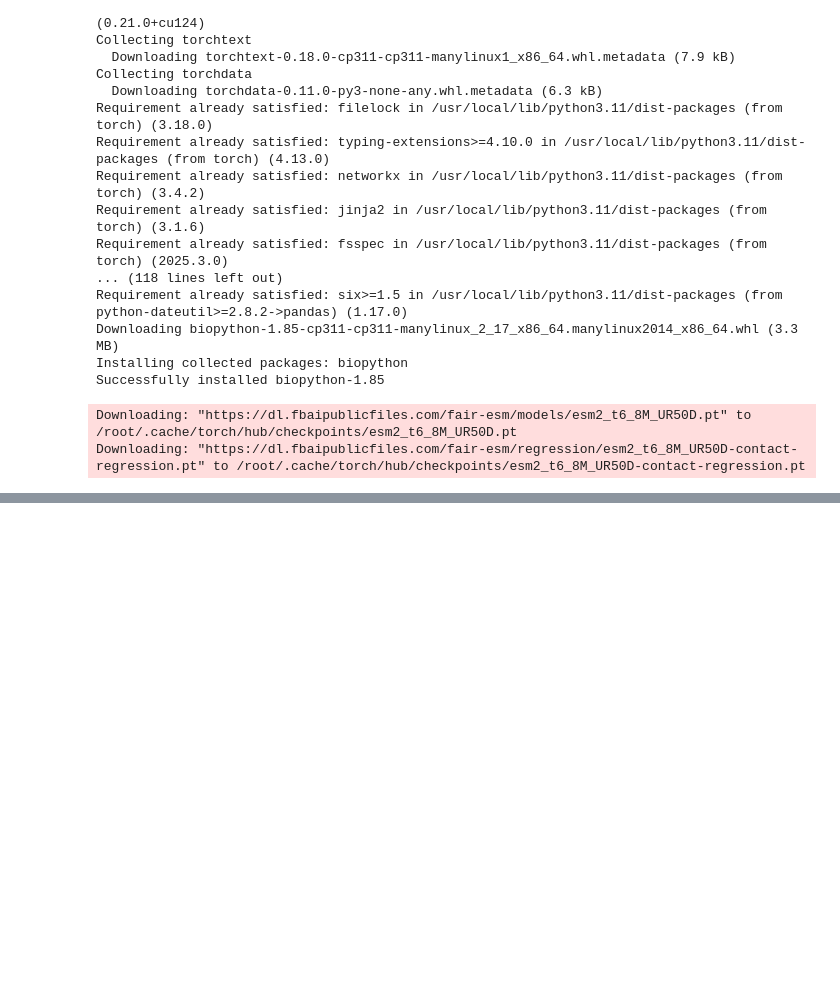
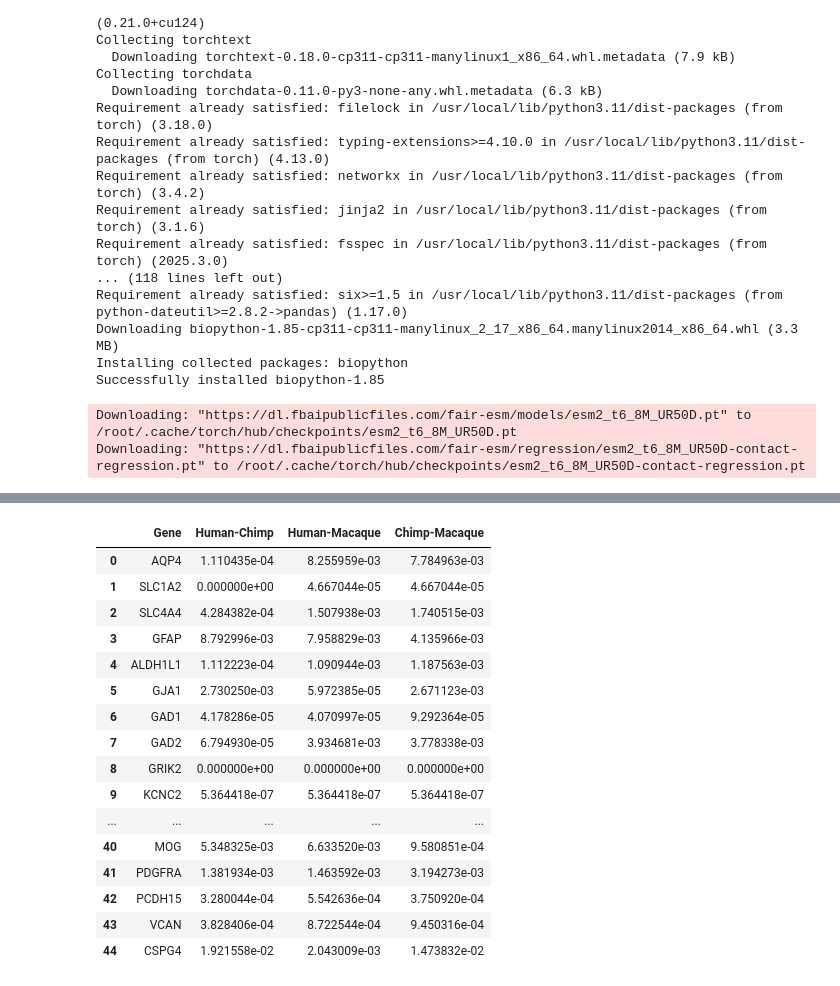
Before and after one commit to dmj6288/ESM_ProteinPred, a Jupyter notebook: ESM1b_StructureComparison.ipynb, the cells around one changed output, grey strips where cells are left out. Drawn from its saved outputs; the diff is of its cells as text; code cells hidden in the pictures; blank space fills up the shorter version.

```diff
--- a/ESM1b_StructureComparison.ipynb
+++ b/ESM1b_StructureComparison.ipynb
@@ -169,3 +255,24 @@ Top Divergent Genes (Human vs Chimp):
+# %%
+
+df_diff
+# %% [output]
+|  | Gene | Human-Chimp | Human-Macaque | Chimp-Macaque |
+| 0 | AQP4 | 1.110435e-04 | 8.255959e-03 | 7.784963e-03 |
+| 1 | SLC1A2 | 0.000000e+00 | 4.667044e-05 | 4.667044e-05 |
+| 2 | SLC4A4 | 4.284382e-04 | 1.507938e-03 | 1.740515e-03 |
+| 3 | GFAP | 8.792996e-03 | 7.958829e-03 | 4.135966e-03 |
+| 4 | ALDH1L1 | 1.112223e-04 | 1.090944e-03 | 1.187563e-03 |
+| 5 | GJA1 | 2.730250e-03 | 5.972385e-05 | 2.671123e-03 |
+| 6 | GAD1 | 4.178286e-05 | 4.070997e-05 | 9.292364e-05 |
+| 7 | GAD2 | 6.794930e-05 | 3.934681e-03 | 3.778338e-03 |
+| 8 | GRIK2 | 0.000000e+00 | 0.000000e+00 | 0.000000e+00 |
+| 9 | KCNC2 | 5.364418e-07 | 5.364418e-07 | 5.364418e-07 |
+| ... | ... | ... | ... | ... |
+| 40 | MOG | 5.348325e-03 | 6.633520e-03 | 9.580851e-04 |
+| 41 | PDGFRA | 1.381934e-03 | 1.463592e-03 | 3.194273e-03 |
+| 42 | PCDH15 | 3.280044e-04 | 5.542636e-04 | 3.750920e-04 |
+| 43 | VCAN | 3.828406e-04 | 8.722544e-04 | 9.450316e-04 |
+| 44 | CSPG4 | 1.921558e-02 | 2.043009e-03 | 1.473832e-02 |
 # %%
 # === 5. UMAP Visualization for all embeddings with divergence shading ===
 combined_embeddings = []
```
Also changed, not shown: parts of 17 cells of this notebook.
